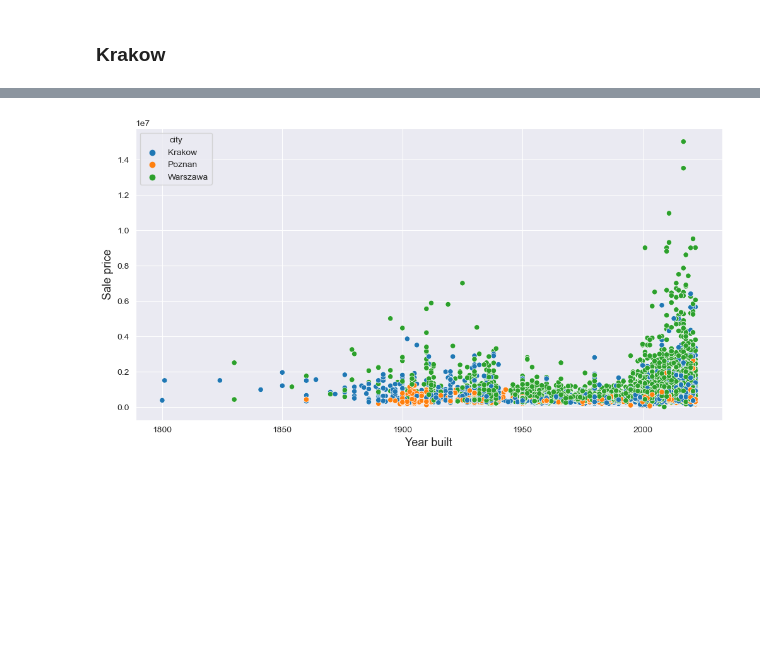
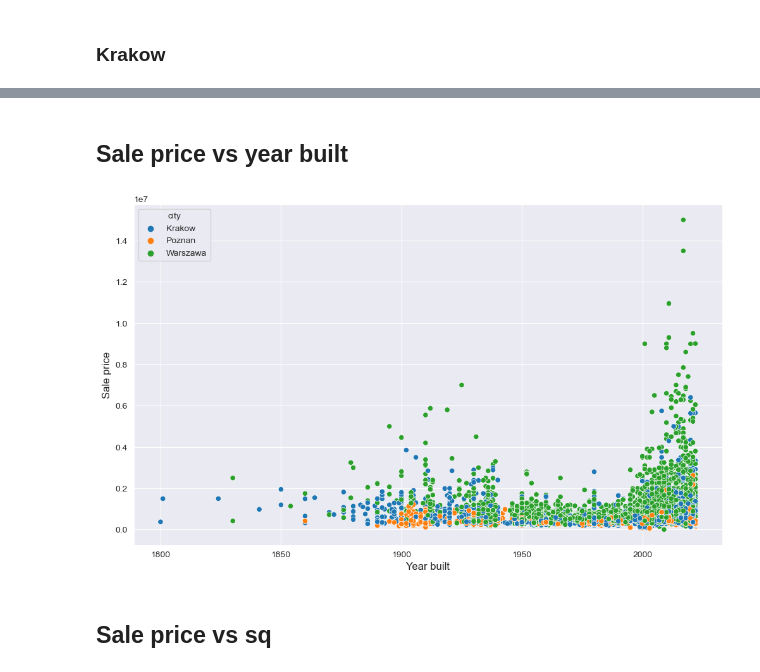
Before and after one commit to alekgralek/House-Prices-in-Poland-analysis, a Jupyter notebook: House prices prediction.ipynb, the cells around one changed output, grey strips where cells are left out. Saved outputs shown, nothing was run; the diff lists cells and outputs as text; code cells hidden in the pictures; blank space fills up the shorter version.

```diff
--- a/House prices prediction.ipynb
+++ b/House prices prediction.ipynb
@@ -63,10 +66,9 @@ data_copy.head()
 | 4 | 4 | Ochota Gotowy budynek. Stan dewel... | Warszawa | 1.0 | 11770.0 | 52.212225 | 20.972630 | 996000.0 | 5.0 | 105.00 | ... |
 # %%
 ndc1 = data_copy.drop(columns=['Unnamed: 0','address','id'])
-#Now, let's remove rows where year is less than 1800 and greater than 2022 to remove the incorrectly given data.
-ndc = ndc[(ndc.year >= 1800) & (ndc.year <= 2022)]
-#ndc2 = ndc1.drop(ndc1[ndc1.year <1800].index)
-#ndc3 = ndc2.drop(ndc2[ndc2.year >2022].index)
+#Now, let's remove rows where year is less than 1800 and greater than 2022 and rows where sq is greater than 1000
+# to remove the incorrectly given data.
+ndc = ndc1[(ndc1.year >= 1800) & (ndc1.year <= 2022) & (ndc1.sq <=1000)]
 
 ndc
 # %% [output]
@@ -86,7 +88,8 @@ ndc
 # %%
-#We also want to add column with  price per square meter and square meters per room.
+#We also want to add column with price per square meter and square meters per room.
 price_per_sq = ndc['price'] / ndc['sq']
-ndc['price_per_sq'] = price_per_sq
+ndc['price per sq'] = price_per_sq
 
 sq_per_room = ndc['sq'] / ndc['rooms']
-ndc['sq_per_room'] = sq_per_room
+ndc['sq per room'] = sq_per_room
+ndc.head()
@@ -138,11 +173,13 @@ sns.displot(data=ndc_waw['price'])
+# %% [markdown]
+## Sale price vs year built
 # %%
-#fig, ax = plt.subplots()
-#ax.scatter(x = ndc['year'], y = ndc['price'])
-plt.figure(figsize=(12,6))
+plt.figure(figsize=(12,7))
 sns.scatterplot(x='year', y='price', data=ndc, hue='city', hue_order = ['Krakow', 'Poznan', 'Warszawa'])
-plt.xlabel('Year built', fontsize = 13)
-plt.ylabel('Sale price', fontsize = 13)
+plt.xlabel('Year built', fontsize = 12)
+plt.ylabel('Sale price', fontsize = 12)
 plt.show()
 # %% [output]
-[figure, old version]
+[figure, new version]
+# %% [markdown]
+## Sale price vs sq
 # %%
```
Also changed, not shown: parts of 33 cells of this notebook.
